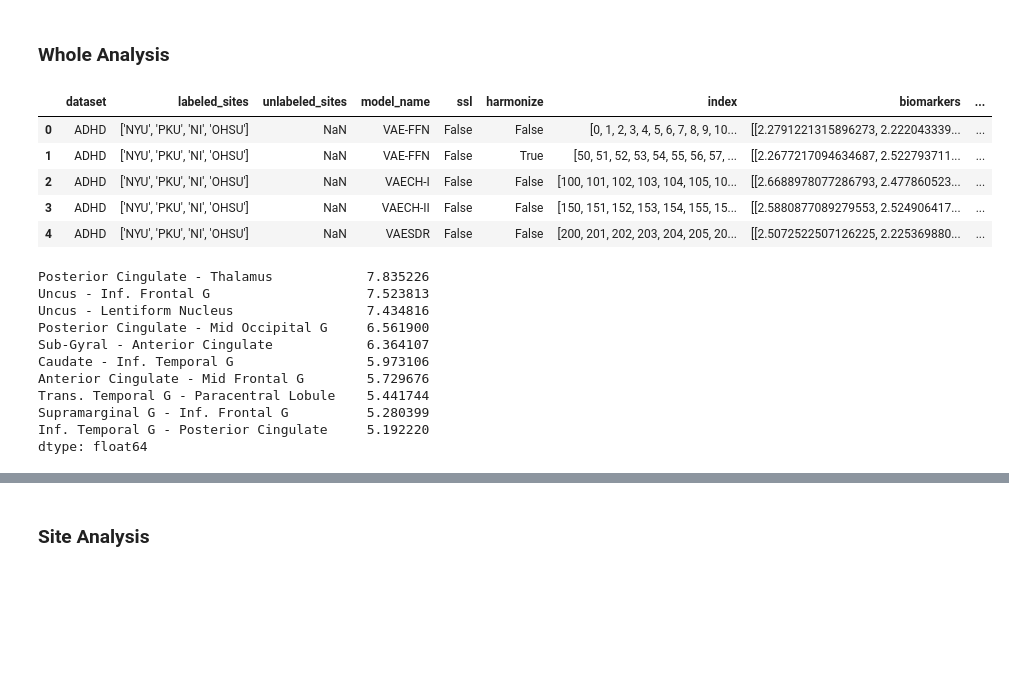
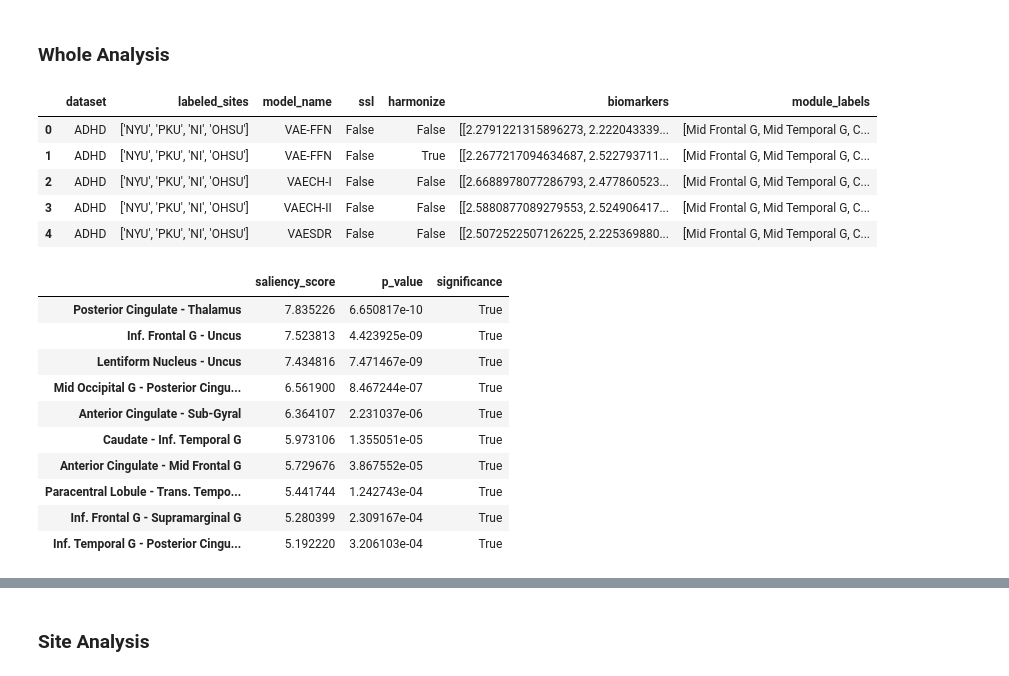
Before and after one commit to weichee98/FYP-SSL, a Jupyter notebook: src/biomarker/biomarker_analysis.ipynb, the cells around one changed output, grey strips where cells are left out. Cells and saved outputs as stored; diff of their text form; code cells hidden in the pictures; blank space fills up the shorter version.

```diff
--- a/src/biomarker/biomarker_analysis.ipynb
+++ b/src/biomarker/biomarker_analysis.ipynb
@@ -146,12 +192,13 @@ ABIDE_INDIVIDUAL_analysis_results[Group(dataset="ABIDE", model_name="VAECH-II",
 ### Whole Analysis
 # %%
 ADHD_WHOLE_df = pd.read_parquet("../../.archive/ADHD_WHOLE/biomarkers/biomarkers.parquet")
+ADHD_WHOLE_df = ADHD_WHOLE_df.drop(columns=["index", "unlabeled_sites"])
 ADHD_WHOLE_df
 # %% [output]
-|  | dataset | labeled_sites | unlabeled_sites | model_name | ssl | harmonize | index | biomarkers | ... |
-| 0 | ADHD | ['NYU', 'PKU', 'NI', 'OHSU'] | NaN | VAE-FFN | False | False | [0, 1, 2, 3, 4, 5, 6, 7, 8, 9, 10... | [[2.2791221315896273, 2.222043339... | ... |
-| 1 | ADHD | ['NYU', 'PKU', 'NI', 'OHSU'] | NaN | VAE-FFN | False | True | [50, 51, 52, 53, 54, 55, 56, 57, ... | [[2.2677217094634687, 2.522793711... | ... |
-| 2 | ADHD | ['NYU', 'PKU', 'NI', 'OHSU'] | NaN | VAECH-I | False | False | [100, 101, 102, 103, 104, 105, 10... | [[2.6688978077286793, 2.477860523... | ... |
-| 3 | ADHD | ['NYU', 'PKU', 'NI', 'OHSU'] | NaN | VAECH-II | False | False | [150, 151, 152, 153, 154, 155, 15... | [[2.5880877089279553, 2.524906417... | ... |
-| 4 | ADHD | ['NYU', 'PKU', 'NI', 'OHSU'] | NaN | VAESDR | False | False | [200, 201, 202, 203, 204, 205, 20... | [[2.5072522507126225, 2.225369880... | ... |
+|  | dataset | labeled_sites | model_name | ssl | harmonize | biomarkers | module_labels |
+| 0 | ADHD | ['NYU', 'PKU', 'NI', 'OHSU'] | VAE-FFN | False | False | [[2.2791221315896273, 2.222043339... | [Mid Frontal G, Mid Temporal G, C... |
+| 1 | ADHD | ['NYU', 'PKU', 'NI', 'OHSU'] | VAE-FFN | False | True | [[2.2677217094634687, 2.522793711... | [Mid Frontal G, Mid Temporal G, C... |
+| 2 | ADHD | ['NYU', 'PKU', 'NI', 'OHSU'] | VAECH-I | False | False | [[2.6688978077286793, 2.477860523... | [Mid Frontal G, Mid Temporal G, C... |
+| 3 | ADHD | ['NYU', 'PKU', 'NI', 'OHSU'] | VAECH-II | False | False | [[2.5880877089279553, 2.524906417... | [Mid Frontal G, Mid Temporal G, C... |
+| 4 | ADHD | ['NYU', 'PKU', 'NI', 'OHSU'] | VAESDR | False | False | [[2.5072522507126225, 2.225369880... | [Mid Frontal G, Mid Temporal G, C... |
 # %%
@@ -159,17 +206,17 @@ ADHD_WHOLE_analysis_results = whole_analysis(ADHD_WHOLE_df)
 # %%
 saliency = ADHD_WHOLE_analysis_results[Group(dataset="ADHD", model_name="VAE-FFN", ssl=False, harmonize=False)]
-saliency[saliency > 5.0]
+saliency[saliency["significance"]]
 # %% [output]
-Posterior Cingulate - Thalamus            7.835226
-Uncus - Inf. Frontal G                    7.523813
-Uncus - Lentiform Nucleus                 7.434816
-Posterior Cingulate - Mid Occipital G     6.561900
-Sub-Gyral - Anterior Cingulate            6.364107
-Caudate - Inf. Temporal G                 5.973106
-Anterior Cingulate - Mid Frontal G        5.729676
-Trans. Temporal G - Paracentral Lobule    5.441744
-Supramarginal G - Inf. Frontal G          5.280399
-Inf. Temporal G - Posterior Cingulate     5.192220
-dtype: float64
+|  | saliency_score | p_value | significance |
+| Posterior Cingulate - Thalamus | 7.835226 | 6.650817e-10 | True |
+| Inf. Frontal G - Uncus | 7.523813 | 4.423925e-09 | True |
+| Lentiform Nucleus - Uncus | 7.434816 | 7.471467e-09 | True |
+| Mid Occipital G - Posterior Cingu... | 6.561900 | 8.467244e-07 | True |
+| Anterior Cingulate - Sub-Gyral | 6.364107 | 2.231037e-06 | True |
+| Caudate - Inf. Temporal G | 5.973106 | 1.355051e-05 | True |
+| Anterior Cingulate - Mid Frontal G | 5.729676 | 3.867552e-05 | True |
+| Paracentral Lobule - Trans. Tempo... | 5.441744 | 1.242743e-04 | True |
+| Inf. Frontal G - Supramarginal G | 5.280399 | 2.309167e-04 | True |
+| Inf. Temporal G - Posterior Cingu... | 5.192220 | 3.206103e-04 | True |
 # %%
 saliency = ADHD_WHOLE_analysis_results[Group(dataset="ADHD", model_name="VAECH-II", ssl=False, harmonize=False)]
```
Also changed, not shown: parts of 17 cells of this notebook.
